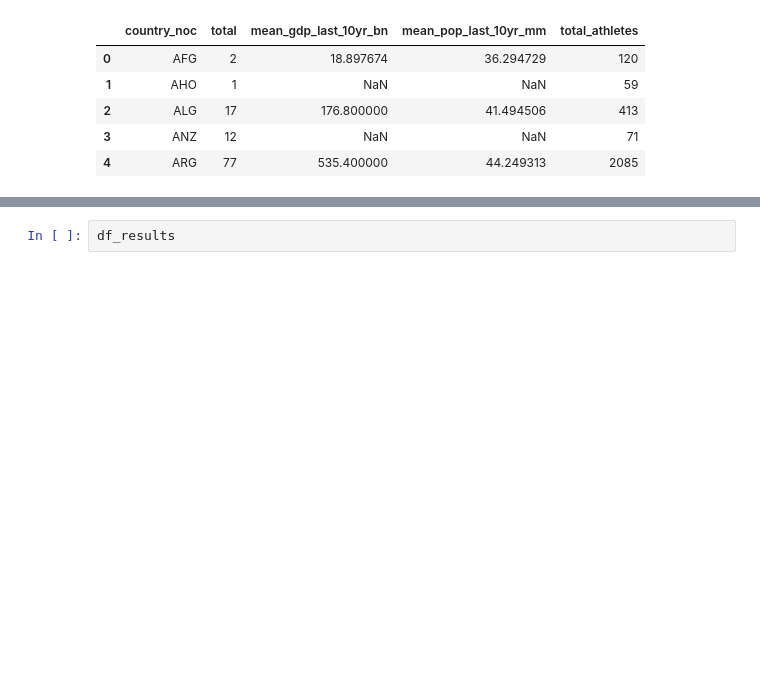
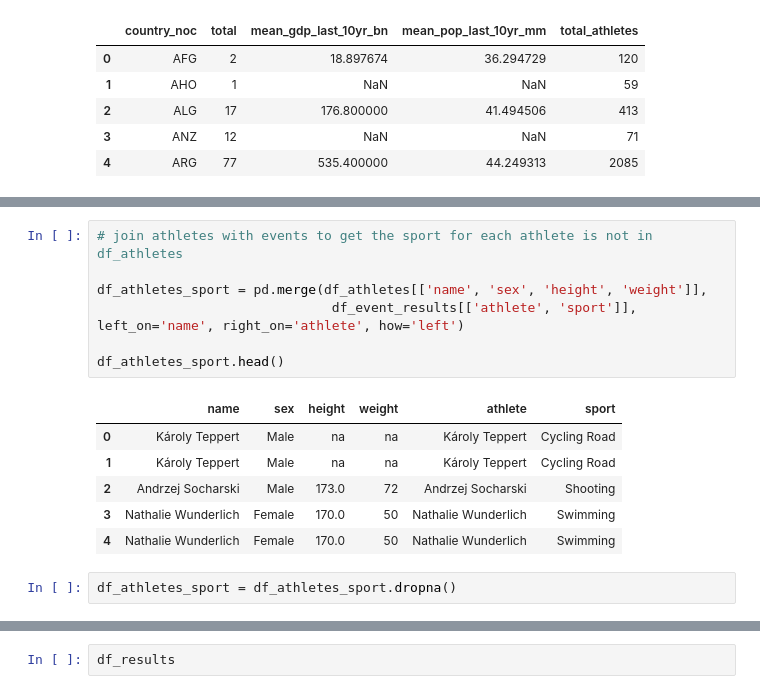
Before and after one commit to ana-047/Olymploration, a Jupyter notebook: Olymploration.ipynb, the cells around one changed output, grey strips where cells are left out. Cells and saved outputs as stored; diff of their text form; blank space fills up the shorter version.

```diff
--- a/Olymploration.ipynb
+++ b/Olymploration.ipynb
@@ -433,0 +453,16 @@ is_categorical_dtype is deprecated and will be removed in a future version. Use
+# %%
+# join athletes with events to get the sport for each athlete is not in df_athletes
+
+df_athletes_sport = pd.merge(df_athletes[['name', 'sex', 'height', 'weight']],
+                              df_event_results[['athlete', 'sport']], left_on='name', right_on='athlete', how='left')
+
+df_athletes_sport.head()
+# %% [output]
+|  | name | sex | height | weight | athlete | sport |
+| 0 | Károly Teppert | Male | na | na | Károly Teppert | Cycling Road |
+| 1 | Károly Teppert | Male | na | na | Károly Teppert | Cycling Road |
+| 2 | Andrzej Socharski | Male | 173.0 | 72 | Andrzej Socharski | Shooting |
+| 3 | Nathalie Wunderlich | Female | 170.0 | 50 | Nathalie Wunderlich | Swimming |
+| 4 | Nathalie Wunderlich | Female | 170.0 | 50 | Nathalie Wunderlich | Swimming |
+# %%
+df_athletes_sport = df_athletes_sport.dropna()
```
Also changed, not shown: parts of 6 cells of this notebook, 1 other file.
